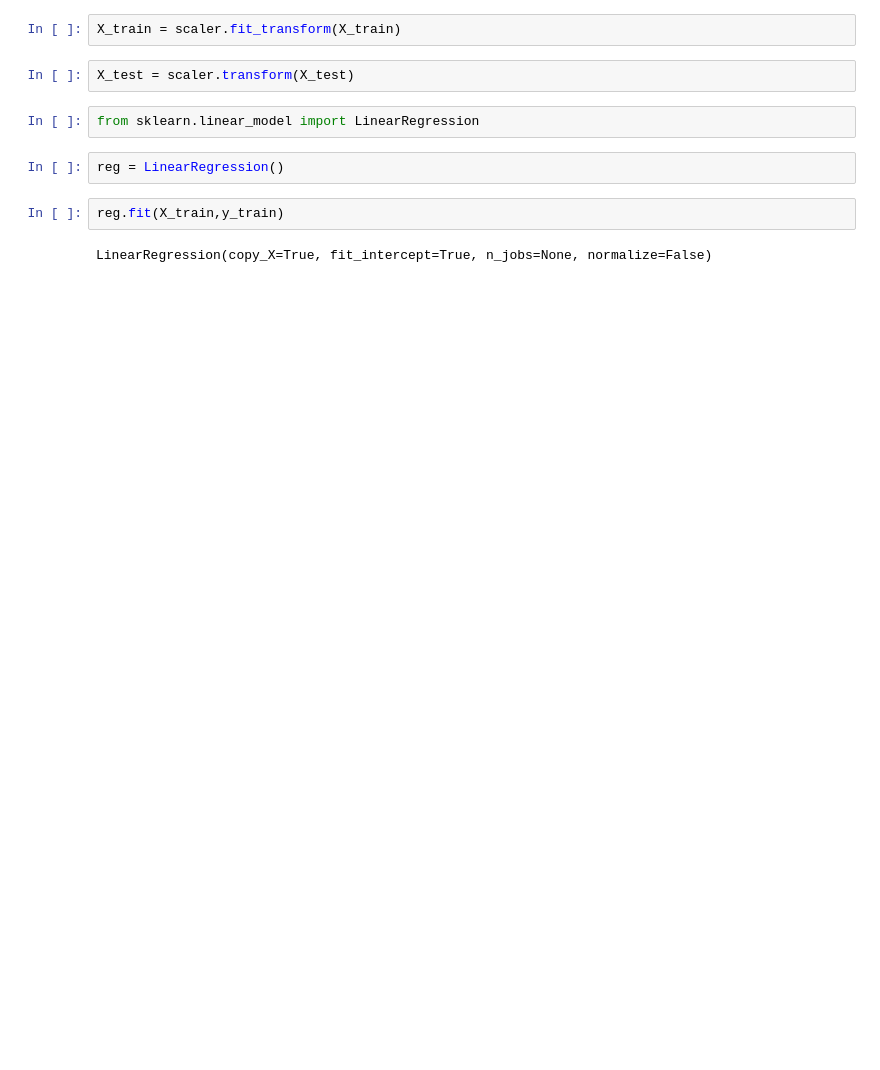
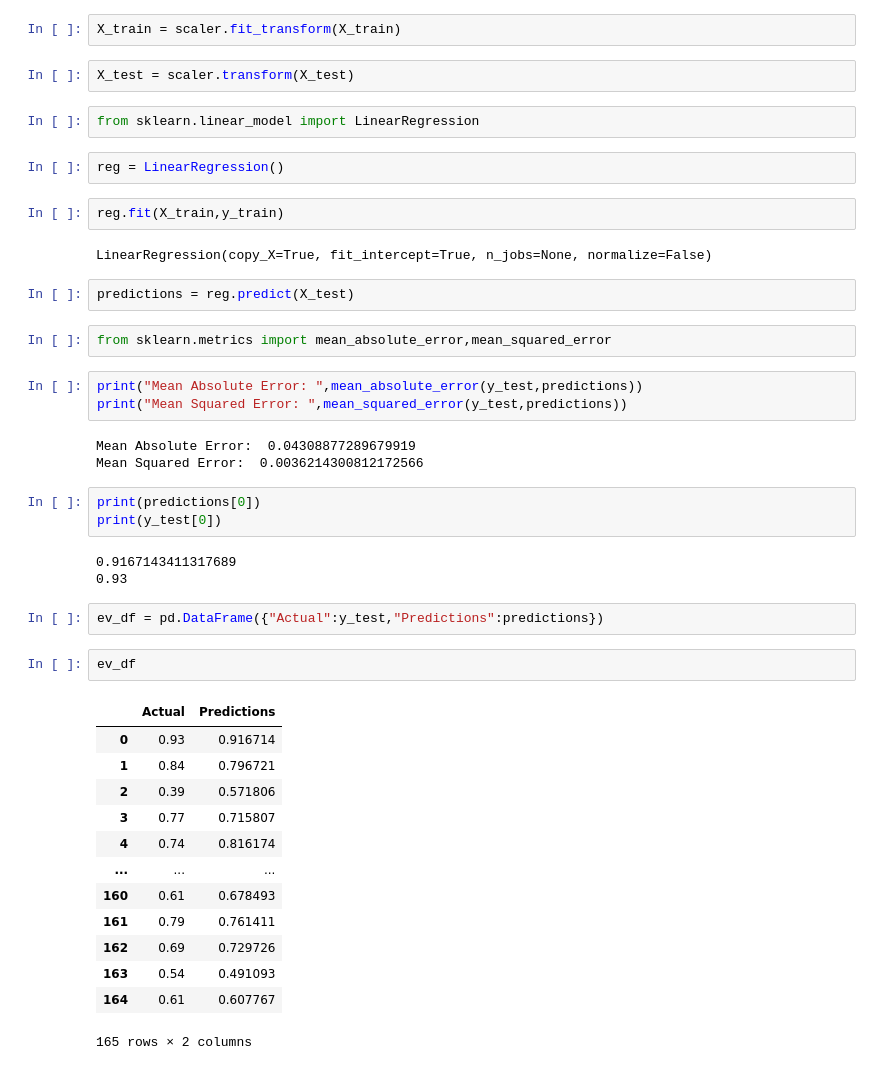
Before and after one commit to anweshb/gradschool-chances, a Jupyter notebook: gradschool.ipynb, the cells around one changed output. Cells and saved outputs as stored; diff of their text form; blank space fills up the shorter version.

```diff
--- a/gradschool.ipynb
+++ b/gradschool.ipynb
@@ -170,3 +170,37 @@ reg = LinearRegression()
 reg.fit(X_train,y_train)
 # %% [output]
 LinearRegression(copy_X=True, fit_intercept=True, n_jobs=None, normalize=False)
+# %%
+predictions = reg.predict(X_test)
+# %%
+from sklearn.metrics import mean_absolute_error,mean_squared_error
+# %%
+print("Mean Absolute Error: ",mean_absolute_error(y_test,predictions))
+print("Mean Squared Error: ",mean_squared_error(y_test,predictions))
+# %% [output]
+Mean Absolute Error:  0.04308877289679919
+Mean Squared Error:  0.0036214300812172566
+# %%
+print(predictions[0])
+print(y_test[0])
+# %% [output]
+0.9167143411317689
+0.93
+# %%
+ev_df = pd.DataFrame({"Actual":y_test,"Predictions":predictions})
+# %%
+ev_df
+# %% [output]
+|  | Actual | Predictions |
+| 0 | 0.93 | 0.916714 |
+| 1 | 0.84 | 0.796721 |
+| 2 | 0.39 | 0.571806 |
+| 3 | 0.77 | 0.715807 |
+| 4 | 0.74 | 0.816174 |
+| ... | ... | ... |
+| 160 | 0.61 | 0.678493 |
+| 161 | 0.79 | 0.761411 |
+| 162 | 0.69 | 0.729726 |
+| 163 | 0.54 | 0.491093 |
+| 164 | 0.61 | 0.607767 |
+165 rows × 2 columns
```
Also changed, not shown: parts of 1 cell of this notebook.
